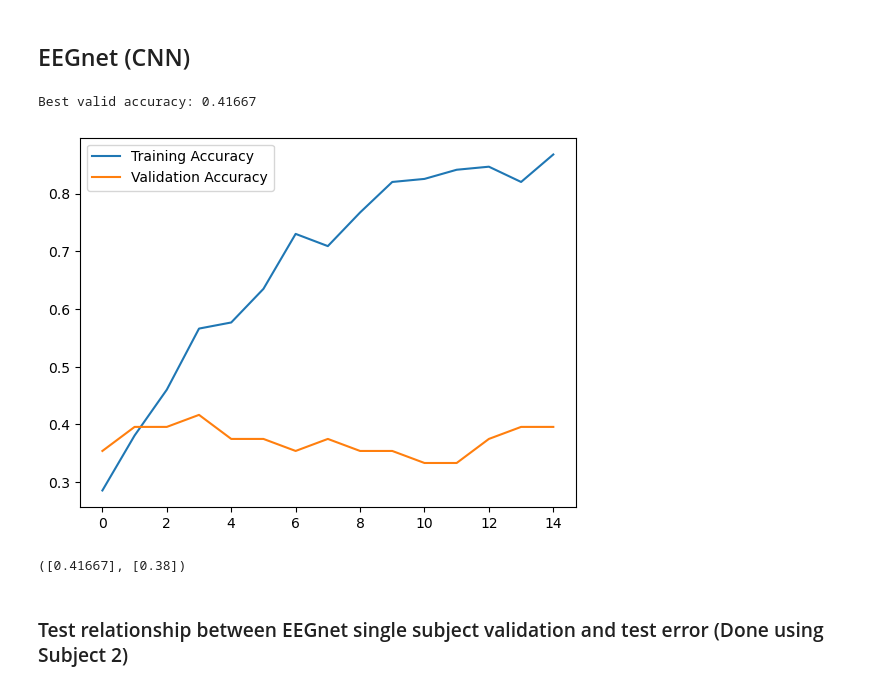
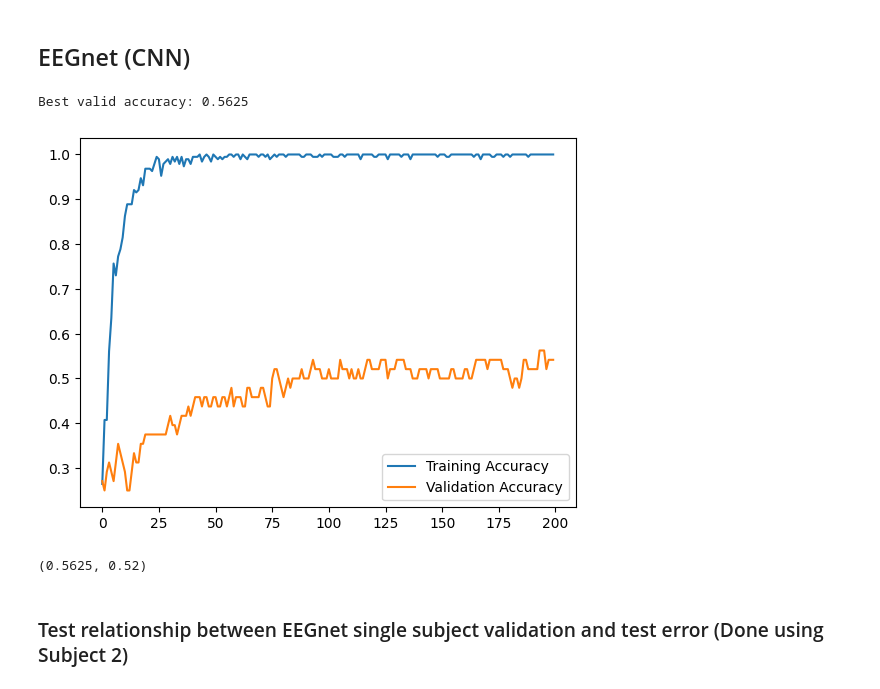
Before and after one commit to TurnerKaminski/ECE147-Final-Project, a Jupyter notebook: main.ipynb, the cells around one changed output. Drawn from its saved outputs; the diff is of its cells as text; code cells hidden in the pictures.

```diff
--- a/main.ipynb
+++ b/main.ipynb
@@ -47,6 +50,6 @@ torch.manual_seed(seed)
 
 # This is for macbook M1, if you have intel I think you use cuda not mps
 # Research what works for your device and change the torch.device
-device = torch.device("mps")
+device = torch.device("cuda")
 device
 # %% [output]
@@ -74,34 +77,29 @@ y_tensor = torch.LongTensor(y_test_s1)
 dataset = TensorDataset(X_tensor, y_tensor)
 
 # Prepare dataloaders
-test_dataloader = DataLoader(dataset, batch_size=256, shuffle=False)
+test_dataloader_s1 = DataLoader(dataset, batch_size=256, shuffle=False)
 # %% [markdown]
 # Train for the single subject data
 Currently using low epochs just for testing purposes
 # %% [markdown]
 ## EEGnet (CNN)
 # %%
-valid_accs = []
-test_accs = []
-
-num_epochs=15
+num_epochs=200
 
 cnn = CNN(input_size=X_train_valid_s1.shape[1:], N=n_class).to(device)
 valid_acc, trains, valids = fit(cnn, X_train_valid_s1, y_train_valid_s1, device, epochs=num_epochs)
 plt.figure()
 plt.plot(range(num_epochs), trains)
 plt.plot(range(num_epochs), valids)
 plt.legend(['Training Accuracy', 'Validation Accuracy'])
 plt.show()
-test_acc1, _ = evaluate(cnn, test_dataloader, device)
-valid_accs.append(valid_acc)
-test_accs.append(test_acc1)
+test_acc_cnn, _ = evaluate(cnn, test_dataloader_s1, device)
 
-valid_accs, test_accs
+valid_acc, test_acc_cnn
 # %% [output]
-Best valid accuracy: 0.41667
+Best valid accuracy: 0.5625
-[figure, old version]
+[figure, new version]
-([0.41667], [0.38])
+(0.5625, 0.52)
 # %% [markdown]
 ### Test relationship between EEGnet single subject validation and test error (Done using Subject 2)
 # %%
```
Also changed, not shown: parts of 31 cells of this notebook, 5 other files.
